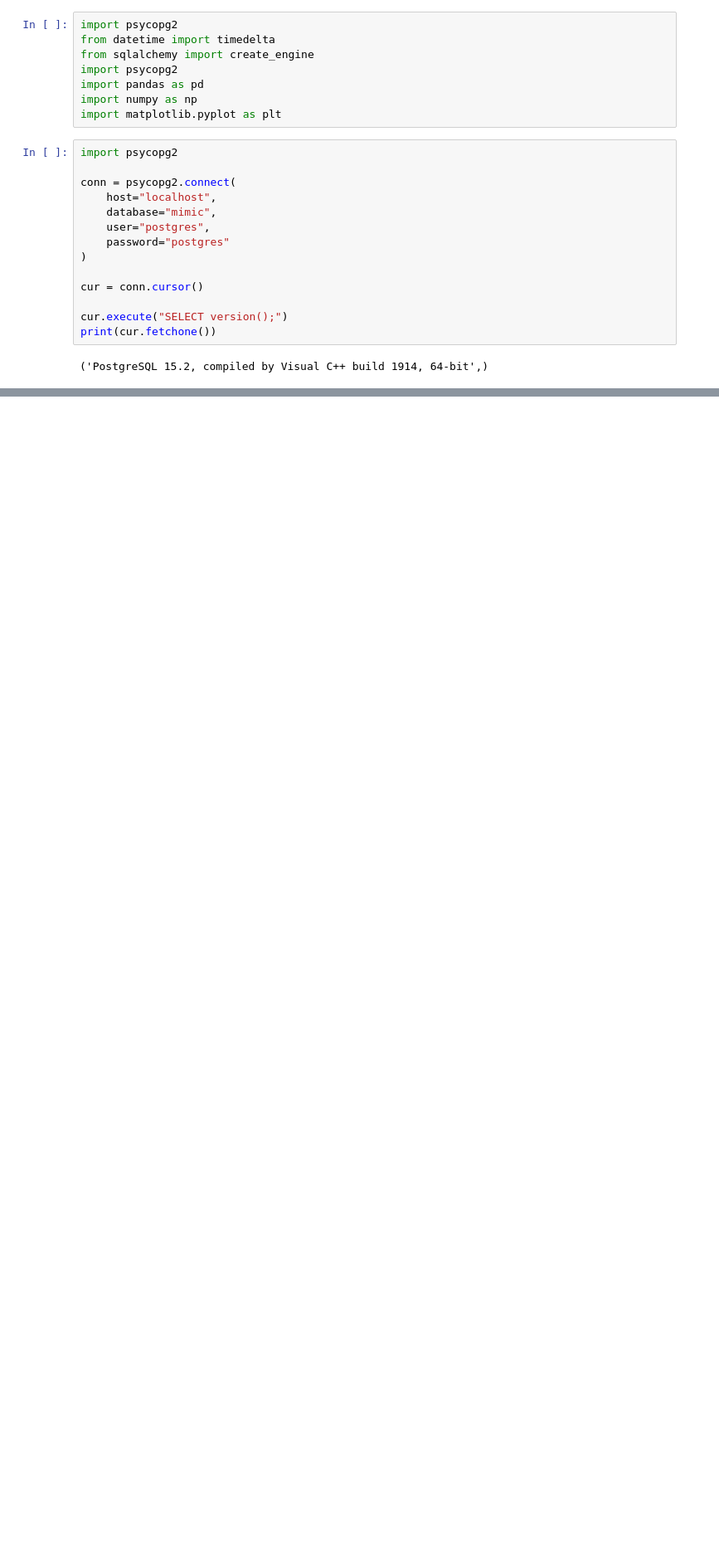
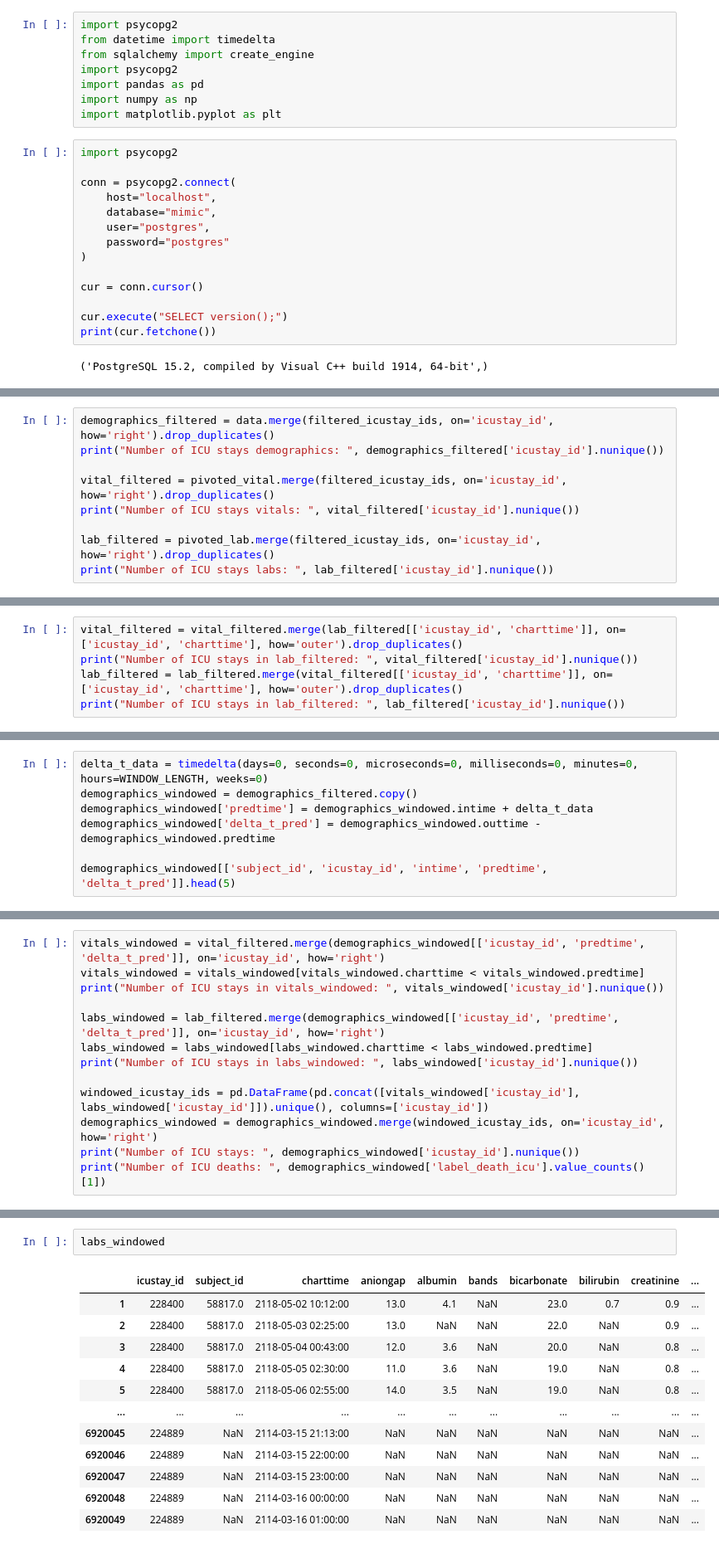
Before and after one commit to navikannur/CKD_Multimodal_Thesis, a Jupyter notebook: Thesis_Main.ipynb, the cells around one changed output, grey strips where cells are left out. Shown: that part at 83% size. Drawn from its saved outputs; the diff is of its cells as text; blank space fills up the shorter version.

```diff
--- a/Thesis_Main.ipynb
+++ b/Thesis_Main.ipynb
@@ -228,0 +115,9 @@ KeyboardInterrupt:
+# %%
+demographics_filtered = data.merge(filtered_icustay_ids, on='icustay_id', how='right').drop_duplicates()
+print("Number of ICU stays demographics: ", demographics_filtered['icustay_id'].nunique())
+
+vital_filtered = pivoted_vital.merge(filtered_icustay_ids, on='icustay_id', how='right').drop_duplicates()
+print("Number of ICU stays vitals: ", vital_filtered['icustay_id'].nunique())
+
+lab_filtered = pivoted_lab.merge(filtered_icustay_ids, on='icustay_id', how='right').drop_duplicates()
+print("Number of ICU stays labs: ", lab_filtered['icustay_id'].nunique())
@@ -228,0 +149,5 @@ KeyboardInterrupt:
+# %%
+vital_filtered = vital_filtered.merge(lab_filtered[['icustay_id', 'charttime']], on=['icustay_id', 'charttime'], how='outer').drop_duplicates()
+print("Number of ICU stays in lab_filtered: ", vital_filtered['icustay_id'].nunique())
+lab_filtered = lab_filtered.merge(vital_filtered[['icustay_id', 'charttime']], on=['icustay_id', 'charttime'], how='outer').drop_duplicates()
+print("Number of ICU stays in lab_filtered: ", lab_filtered['icustay_id'].nunique())
@@ -228,0 +171,7 @@ KeyboardInterrupt:
+# %%
+delta_t_data = timedelta(days=0, seconds=0, microseconds=0, milliseconds=0, minutes=0, hours=WINDOW_LENGTH, weeks=0)
+demographics_windowed = demographics_filtered.copy()
+demographics_windowed['predtime'] = demographics_windowed.intime + delta_t_data
+demographics_windowed['delta_t_pred'] = demographics_windowed.outtime - demographics_windowed.predtime
+
+demographics_windowed[['subject_id', 'icustay_id', 'intime', 'predtime', 'delta_t_pred']].head(5)
@@ -228,0 +202,13 @@ KeyboardInterrupt:
+# %%
+vitals_windowed = vital_filtered.merge(demographics_windowed[['icustay_id', 'predtime', 'delta_t_pred']], on='icustay_id', how='right')
+vitals_windowed = vitals_windowed[vitals_windowed.charttime < vitals_windowed.predtime]
+print("Number of ICU stays in vitals_windowed: ", vitals_windowed['icustay_id'].nunique())
+
+labs_windowed = lab_filtered.merge(demographics_windowed[['icustay_id', 'predtime', 'delta_t_pred']], on='icustay_id', how='right')
+labs_windowed = labs_windowed[labs_windowed.charttime < labs_windowed.predtime]
+print("Number of ICU stays in labs_windowed: ", labs_windowed['icustay_id'].nunique())
+
+windowed_icustay_ids = pd.DataFrame(pd.concat([vitals_windowed['icustay_id'], labs_windowed['icustay_id']]).unique(), columns=['icustay_id'])
+demographics_windowed = demographics_windowed.merge(windowed_icustay_ids, on='icustay_id', how='right')
+print("Number of ICU stays: ", demographics_windowed['icustay_id'].nunique())
+print("Number of ICU deaths: ", demographics_windowed['label_death_icu'].value_counts()[1])
@@ -228,0 +220,15 @@ KeyboardInterrupt:
+# %%
+labs_windowed
+# %% [output]
+|  | icustay_id | subject_id | charttime | aniongap | albumin | bands | bicarbonate | bilirubin | creatinine | ... |
+| 1 | 228400 | 58817.0 | 2118-05-02 10:12:00 | 13.0 | 4.1 | NaN | 23.0 | 0.7 | 0.9 | ... |
+| 2 | 228400 | 58817.0 | 2118-05-03 02:25:00 | 13.0 | NaN | NaN | 22.0 | NaN | 0.9 | ... |
+| 3 | 228400 | 58817.0 | 2118-05-04 00:43:00 | 12.0 | 3.6 | NaN | 20.0 | NaN | 0.8 | ... |
+| 4 | 228400 | 58817.0 | 2118-05-05 02:30:00 | 11.0 | 3.6 | NaN | 19.0 | NaN | 0.8 | ... |
+| 5 | 228400 | 58817.0 | 2118-05-06 02:55:00 | 14.0 | 3.5 | NaN | 19.0 | NaN | 0.8 | ... |
+| ... | ... | ... | ... | ... | ... | ... | ... | ... | ... | ... |
+| 6920045 | 224889 | NaN | 2114-03-15 21:13:00 | NaN | NaN | NaN | NaN | NaN | NaN | ... |
+| 6920046 | 224889 | NaN | 2114-03-15 22:00:00 | NaN | NaN | NaN | NaN | NaN | NaN | ... |
+| 6920047 | 224889 | NaN | 2114-03-15 23:00:00 | NaN | NaN | NaN | NaN | NaN | NaN | ... |
+| 6920048 | 224889 | NaN | 2114-03-16 00:00:00 | NaN | NaN | NaN | NaN | NaN | NaN | ... |
+| 6920049 | 224889 | NaN | 2114-03-16 01:00:00 | NaN | NaN | NaN | NaN | NaN | NaN | ... |
```
Also changed, not shown: parts of 47 cells of this notebook.
